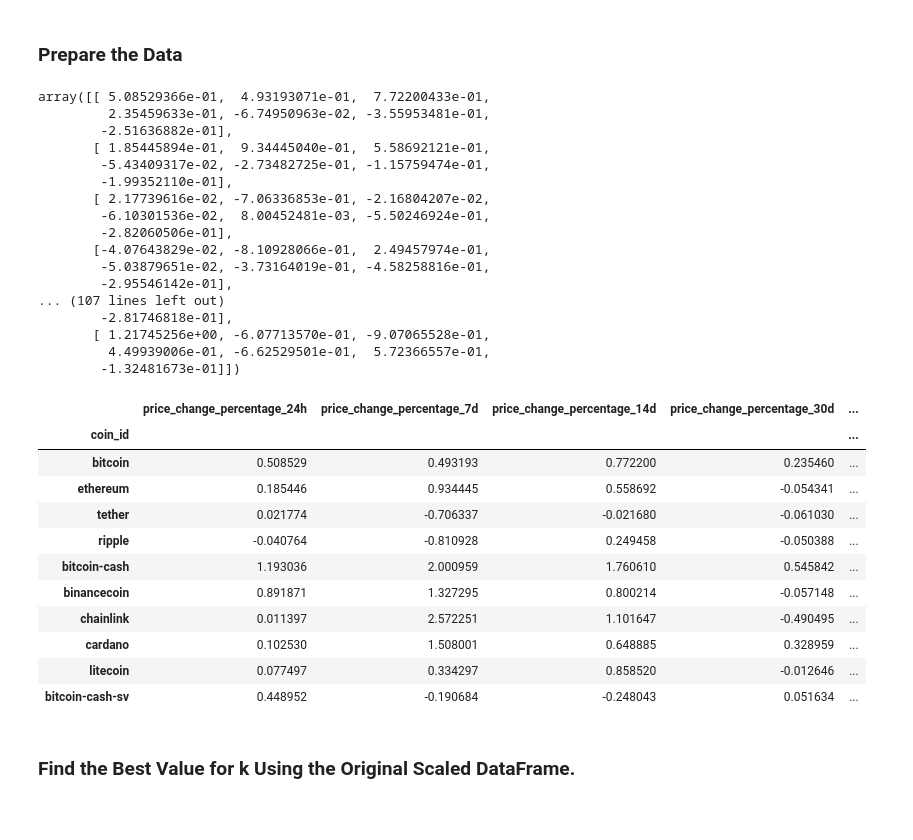
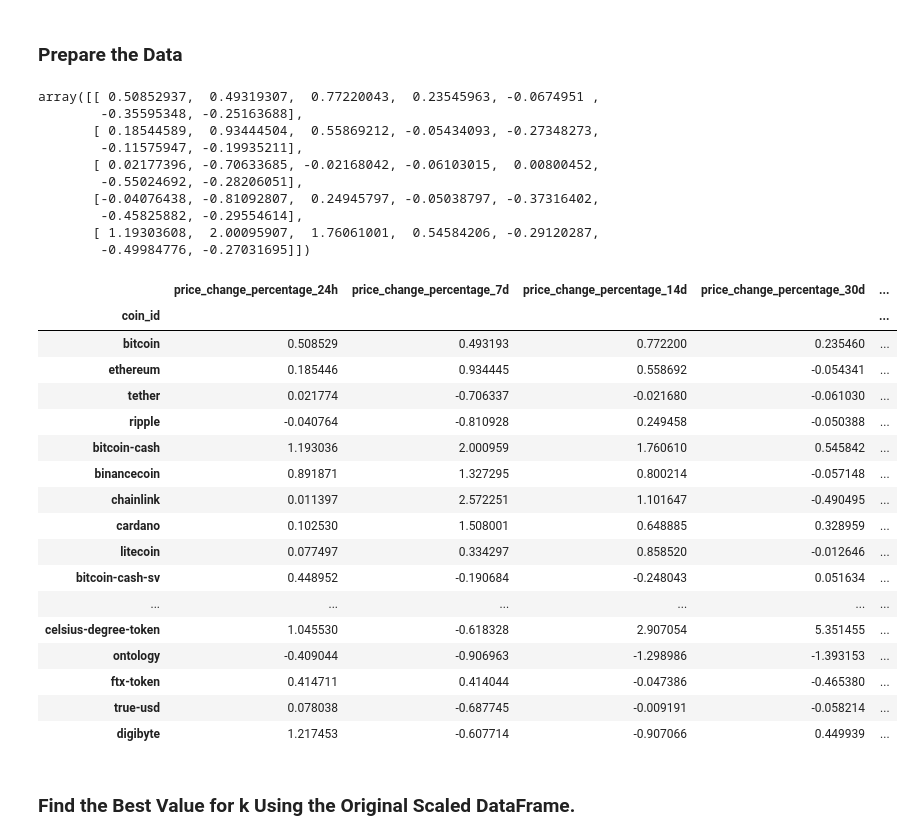
Before and after one commit to xraySMULu/CryptoClustering, a Jupyter notebook: Crypto_Clustering.ipynb, the cells around one changed output. Drawn from its saved outputs; the diff is of its cells as text; code cells hidden in the pictures; blank space fills up the shorter version.

```diff
--- a/Crypto_Clustering.ipynb
+++ b/Crypto_Clustering.ipynb
@@ -17,12 +13,11 @@ warnings.filterwarnings('ignore')
 # %%
-# Load the data into a Pandas DataFrame and make the index the "coin_id" column.
-crypto_market_data_df = pd.read_csv("Resources/crypto_market_data.csv")
+# Load the data into a Pandas DataFrame
+crypto_market_data_df = pd.read_csv(
+    "Resources/crypto_market_data.csv",
+    index_col="coin_id")
 
-# Set the 'coin_id' column as the index of the DataFrame
-crypto_market_data_df.set_index('coin_id', inplace=True)
-
-# Display the first few rows of the DataFrame to verify
-crypto_market_data_df.head()
+# Display sample data
+crypto_market_data_df.head(10)
 # %% [output]
 |  | price_change_percentage_24h | price_change_percentage_7d | price_change_percentage_14d | price_change_percentage_30d | ... |
 | coin_id |  |  |  |  | ... |
@@ -86,51 +83,48 @@ Index(['bitcoin', 'ethereum', 'tether', 'ripple', 'bitcoin-cash',
 ### Prepare the Data
 # %%
 # Use the `StandardScaler()` module from scikit-learn to normalize the data from the CSV file
-market_data_scaled_df=StandardScaler().fit_transform(crypto_market_data_df)
-market_data_scaled_df
+crypto_scaled_df=StandardScaler().fit_transform(crypto_market_data_df)
+crypto_scaled_df[:5]
 # %% [output]
-array([[ 5.08529366e-01,  4.93193071e-01,  7.72200433e-01,
-         2.35459633e-01, -6.74950963e-02, -3.55953481e-01,
-        -2.51636882e-01],
-       [ 1.85445894e-01,  9.34445040e-01,  5.58692121e-01,
-        -5.43409317e-02, -2.73482725e-01, -1.15759474e-01,
-        -1.99352110e-01],
-       [ 2.17739616e-02, -7.06336853e-01, -2.16804207e-02,
-        -6.10301536e-02,  8.00452481e-03, -5.50246924e-01,
-        -2.82060506e-01],
-       [-4.07643829e-02, -8.10928066e-01,  2.49457974e-01,
-        -5.03879651e-02, -3.73164019e-01, -4.58258816e-01,
-        -2.95546142e-01],
-... (107 lines left out)
-        -2.81746818e-01],
-       [ 1.21745256e+00, -6.07713570e-01, -9.07065528e-01,
-         4.49939006e-01, -6.62529501e-01,  5.72366557e-01,
-        -1.32481673e-01]])
+array([[ 0.50852937,  0.49319307,  0.77220043,  0.23545963, -0.0674951 ,
+        -0.35595348, -0.25163688],
+       [ 0.18544589,  0.93444504,  0.55869212, -0.05434093, -0.27348273,
+        -0.11575947, -0.19935211],
+       [ 0.02177396, -0.70633685, -0.02168042, -0.06103015,  0.00800452,
+        -0.55024692, -0.28206051],
+       [-0.04076438, -0.81092807,  0.24945797, -0.05038797, -0.37316402,
+        -0.45825882, -0.29554614],
+       [ 1.19303608,  2.00095907,  1.76061001,  0.54584206, -0.29120287,
+        -0.49984776, -0.27031695]])
 # %%
 # Create a DataFrame with the scaled data
-market_data_cmb_scaled= pd.DataFrame(market_data_scaled_df, columns=crypto_market_data_df.columns)
-
+crypto_transformed_df= pd.DataFrame(crypto_scaled_df, columns=['price_change_percentage_24h', 'price_change_percentage_7d', 'price_change_percentage_14d', 'price_change_percentage_30d', 'price_change_percentage_60d', 'price_change_percentage_200d',	'price_change_percentage_1y'])
 # Copy the crypto names from the original data
-market_data_cmb_scaled['coin_id']= crypto_market_data_df.index
-
+coins = list(crypto_market_data_df.index) #this returns a list of all the coin names from the original data
+crypto_transformed_df['coin_id']= coins
 # Set the coinid column as index
-market_data_cmb_scaled.set_index('coin_id', inplace=True)
-
+crypto_transformed_df=crypto_transformed_df.set_index('coin_id')
 # Display sample data
-market_data_cmb_scaled.head(10)
+crypto_transformed_df
 # %% [output]
 |  | price_change_percentage_24h | price_change_percentage_7d | price_change_percentage_14d | price_change_percentage_30d | ... |
 | coin_id |  |  |  |  | ... |
 | bitcoin | 0.508529 | 0.493193 | 0.772200 | 0.235460 | ... |
 | ethereum | 0.185446 | 0.934445 | 0.558692 | -0.054341 | ... |
 | tether | 0.021774 | -0.706337 | -0.021680 | -0.061030 | ... |
 | ripple | -0.040764 | -0.810928 | 0.249458 | -0.050388 | ... |
 | bitcoin-cash | 1.193036 | 2.000959 | 1.760610 | 0.545842 | ... |
 | binancecoin | 0.891871 | 1.327295 | 0.800214 | -0.057148 | ... |
 | chainlink | 0.011397 | 2.572251 | 1.101647 | -0.490495 | ... |
 | cardano | 0.102530 | 1.508001 | 0.648885 | 0.328959 | ... |
 | litecoin | 0.077497 | 0.334297 | 0.858520 | -0.012646 | ... |
 | bitcoin-cash-sv | 0.448952 | -0.190684 | -0.248043 | 0.051634 | ... |
+| ... | ... | ... | ... | ... | ... |
+| celsius-degree-token | 1.045530 | -0.618328 | 2.907054 | 5.351455 | ... |
+| ontology | -0.409044 | -0.906963 | -1.298986 | -1.393153 | ... |
+| ftx-token | 0.414711 | 0.414044 | -0.047386 | -0.465380 | ... |
+| true-usd | 0.078038 | -0.687745 | -0.009191 | -0.058214 | ... |
+| digibyte | 1.217453 | -0.607714 | -0.907066 | 0.449939 | ... |
 # %% [markdown]
 ### Find the Best Value for k Using the Original Scaled DataFrame.
 # %%
```
Also changed, not shown: parts of 26 cells of this notebook.
